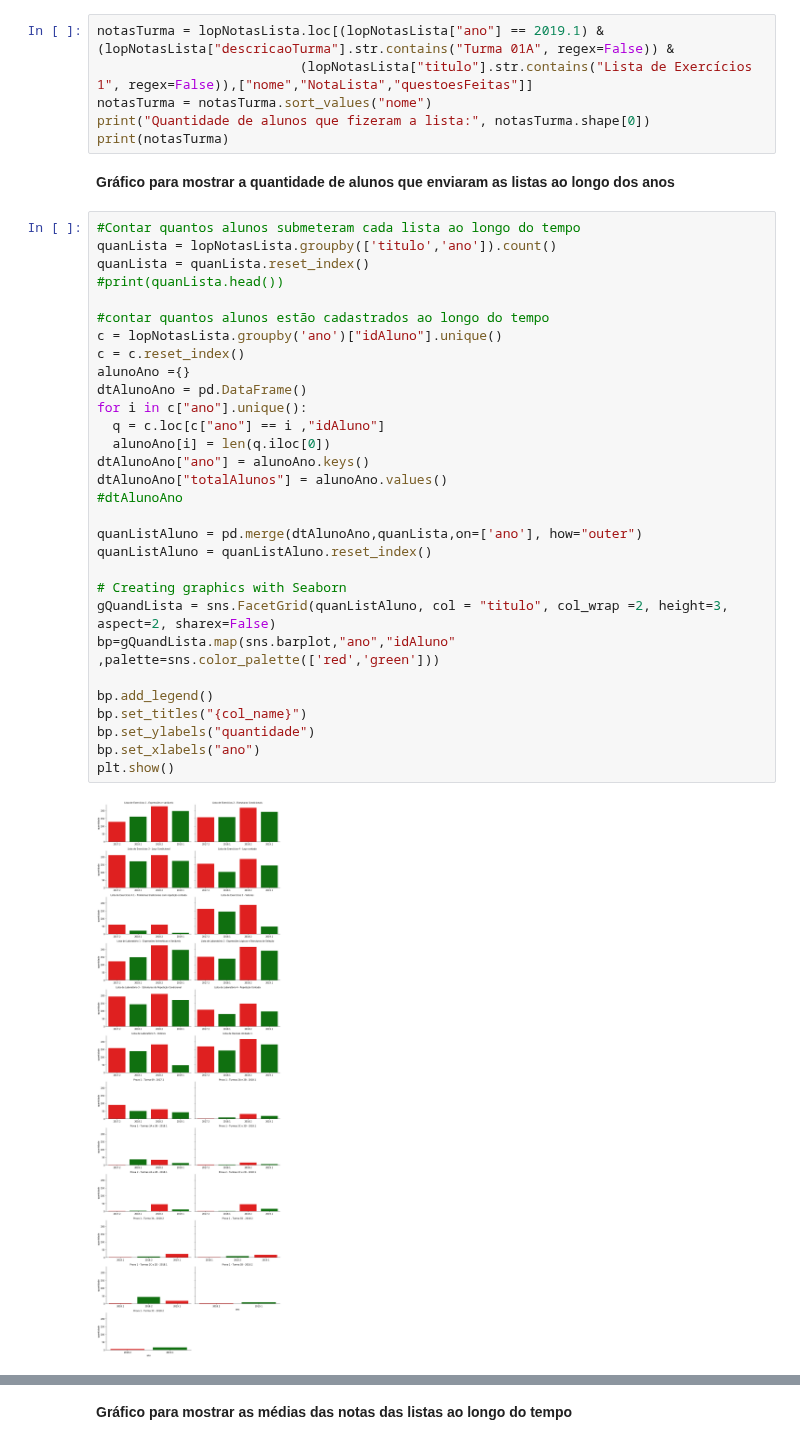
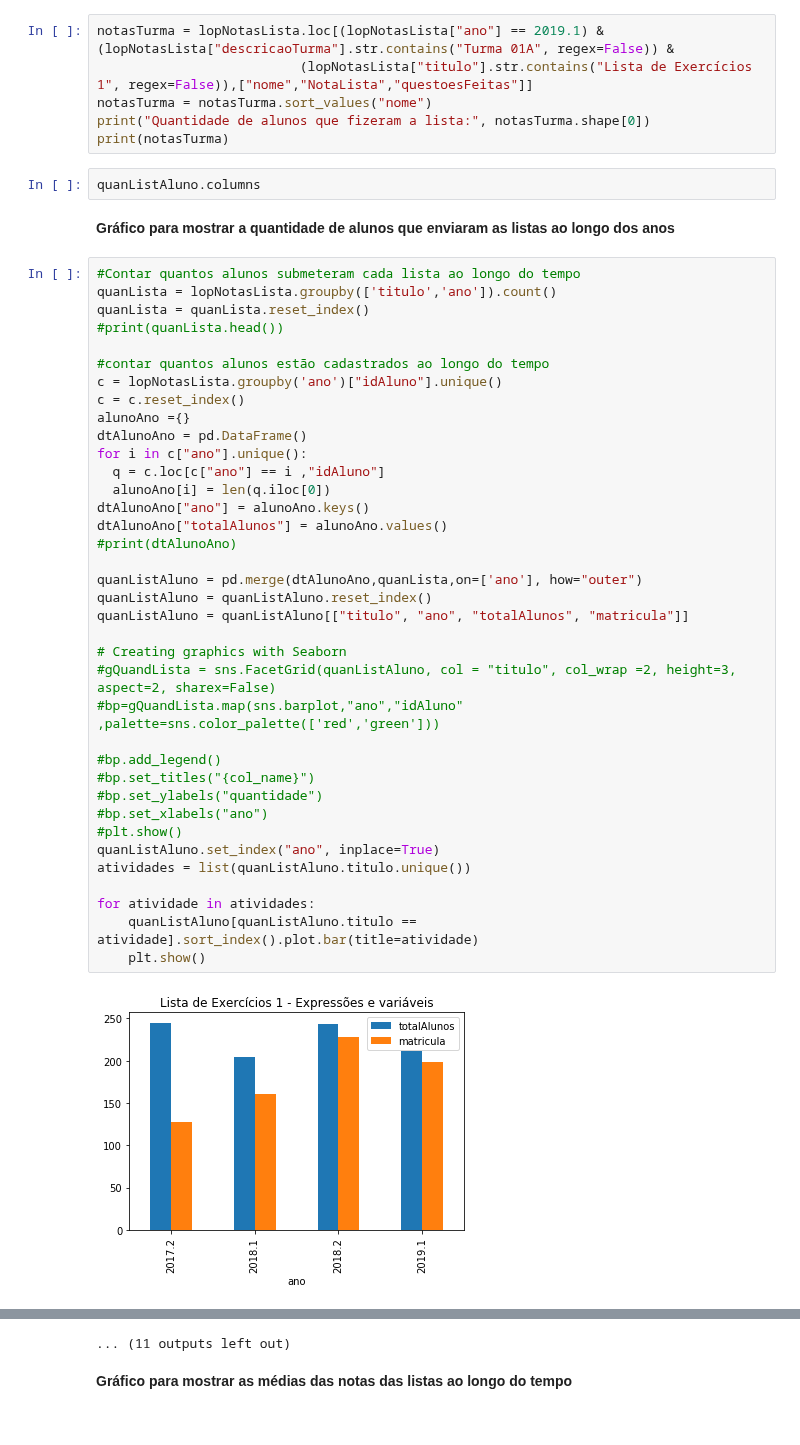
Before and after one commit to repitta/CienciaDeDadosEducacionais, a Jupyter notebook: Análise_LopUsuarioNota.ipynb, the cells around one changed output, grey strips where cells are left out. Saved outputs shown, nothing was run; the diff lists cells and outputs as text.

```diff
--- a/Análise_LopUsuarioNota.ipynb
+++ b/Análise_LopUsuarioNota.ipynb
@@ -114,37 +96,46 @@ notasTurma = lopNotasLista.loc[(lopNotasLista["ano"] == 2019.1) & (lopNotasLista
 notasTurma = notasTurma.sort_values("nome")
 print("Quantidade de alunos que fizeram a lista:", notasTurma.shape[0])
 print(notasTurma)
+# %%
+quanListAluno.columns
 # %% [markdown]
 **Gráfico para mostrar a quantidade de alunos que enviaram as listas ao longo dos anos**
 # %%
 #Contar quantos alunos submeteram cada lista ao longo do tempo
 quanLista = lopNotasLista.groupby(['titulo','ano']).count()
 quanLista = quanLista.reset_index()
 #print(quanLista.head())
 
 #contar quantos alunos estão cadastrados ao longo do tempo
 c = lopNotasLista.groupby('ano')["idAluno"].unique()
 c = c.reset_index()
 alunoAno ={}
 dtAlunoAno = pd.DataFrame()
 for i in c["ano"].unique():
   q = c.loc[c["ano"] == i ,"idAluno"]
   alunoAno[i] = len(q.iloc[0])
 dtAlunoAno["ano"] = alunoAno.keys()
 dtAlunoAno["totalAlunos"] = alunoAno.values()
-#dtAlunoAno
+#print(dtAlunoAno)
 
 quanListAluno = pd.merge(dtAlunoAno,quanLista,on=['ano'], how="outer")
 quanListAluno = quanListAluno.reset_index()
+quanListAluno = quanListAluno[["titulo", "ano", "totalAlunos", "matricula"]]
 
 # Creating graphics with Seaborn
-gQuandLista = sns.FacetGrid(quanListAluno, col = "titulo", col_wrap =2, height=3, aspect=2, sharex=False)
-bp=gQuandLista.map(sns.barplot,"ano","idAluno" ,palette=sns.color_palette(['red','green']))
+#gQuandLista = sns.FacetGrid(quanListAluno, col = "titulo", col_wrap =2, height=3, aspect=2, sharex=False)
+#bp=gQuandLista.map(sns.barplot,"ano","idAluno" ,palette=sns.color_palette(['red','green']))
 
-bp.add_legend()
-bp.set_titles("{col_name}")
-bp.set_ylabels("quantidade")
-bp.set_xlabels("ano")
-plt.show()
+#bp.add_legend()
+#bp.set_titles("{col_name}")
+#bp.set_ylabels("quantidade")
+#bp.set_xlabels("ano")
+#plt.show()
+quanListAluno.set_index("ano", inplace=True)
+atividades = list(quanListAluno.titulo.unique())
+
+for atividade in atividades:
+    quanListAluno[quanListAluno.titulo == atividade].sort_index().plot.bar(title=atividade)
+    plt.show()
 # %% [output]
-[figure, old version]
+[figure, new version]
@@ -151,3 +153,4 @@ plt.show()
+... (11 outputs left out)
 # %% [markdown]
 **Gráfico para mostrar as médias das notas das listas ao longo do tempo**
 # %%
```
Also changed, not shown: parts of 8 cells of this notebook.
